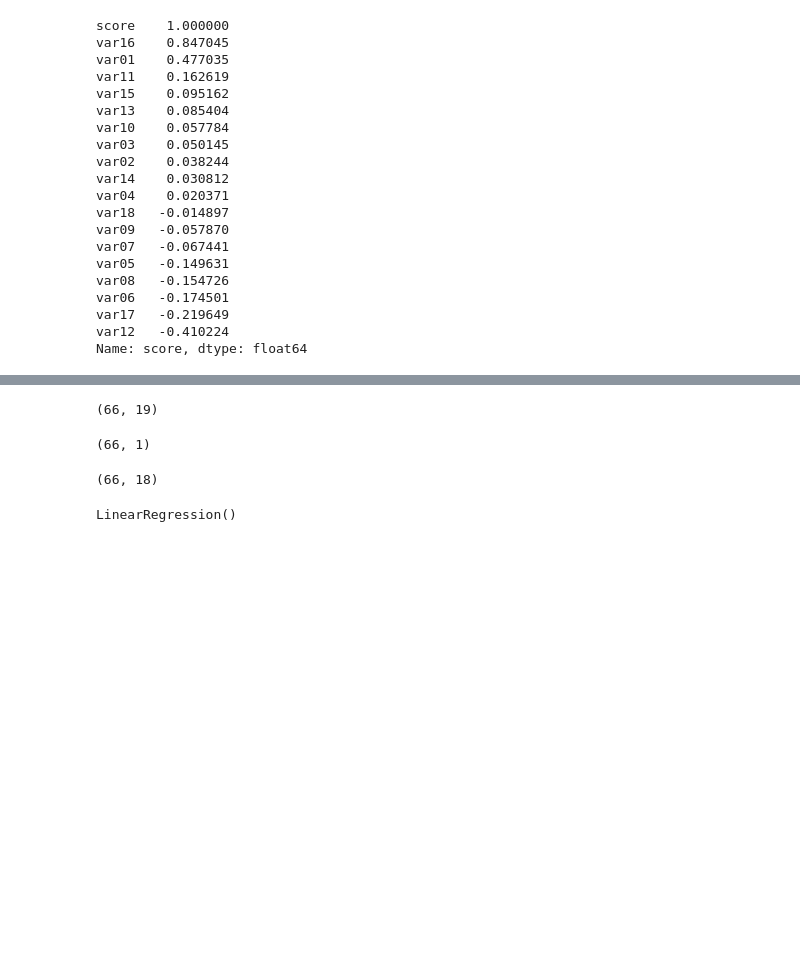
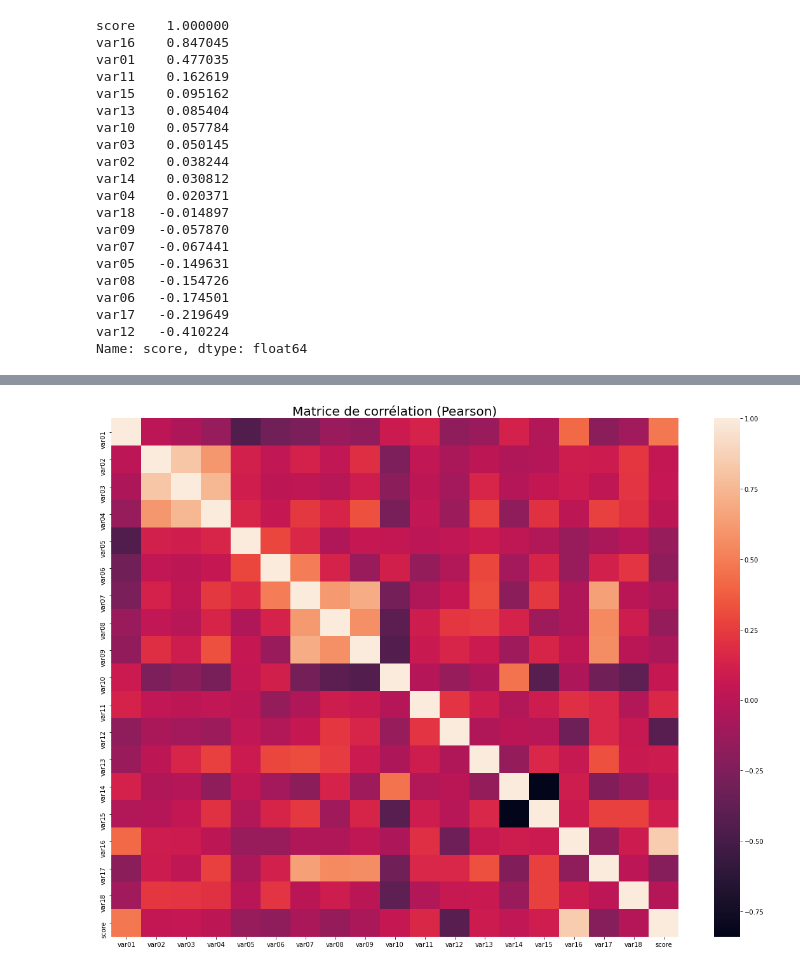
Before and after one commit to abfariah/BE_AML_Linear, a Jupyter notebook: STRANG_ROBINET.ipynb, the cells around one changed output, grey strips where cells are left out. Cells and saved outputs as stored; diff of their text form; code cells hidden in the pictures; blank space fills up the shorter version.

```diff
--- a/STRANG_ROBINET.ipynb
+++ b/STRANG_ROBINET.ipynb
@@ -216,17 +99,7 @@ from sklearn.linear_model import LinearRegression
-# %%
-dataframe.shape
-# %% [output]
-(66, 19)
-# %%
-Y.shape
-# %% [output]
-(66, 1)
-# %%
-X.shape
-# %% [output]
-(66, 18)
-# %%
-lr = LinearRegression()
-lr.fit(X[:, 1][:, np.newaxis], Y)
-# %% [output]
-LinearRegression()
+# %%
+plt.figure(figsize=(20, 15))
+sns.heatmap(corr_matrix)
+plt.title("Matrice de corrélation (Pearson)", fontsize=20)
+plt.show()
+# %% [output]
+[figure, added]
```
Also changed, not shown: parts of 123 cells of this notebook.
